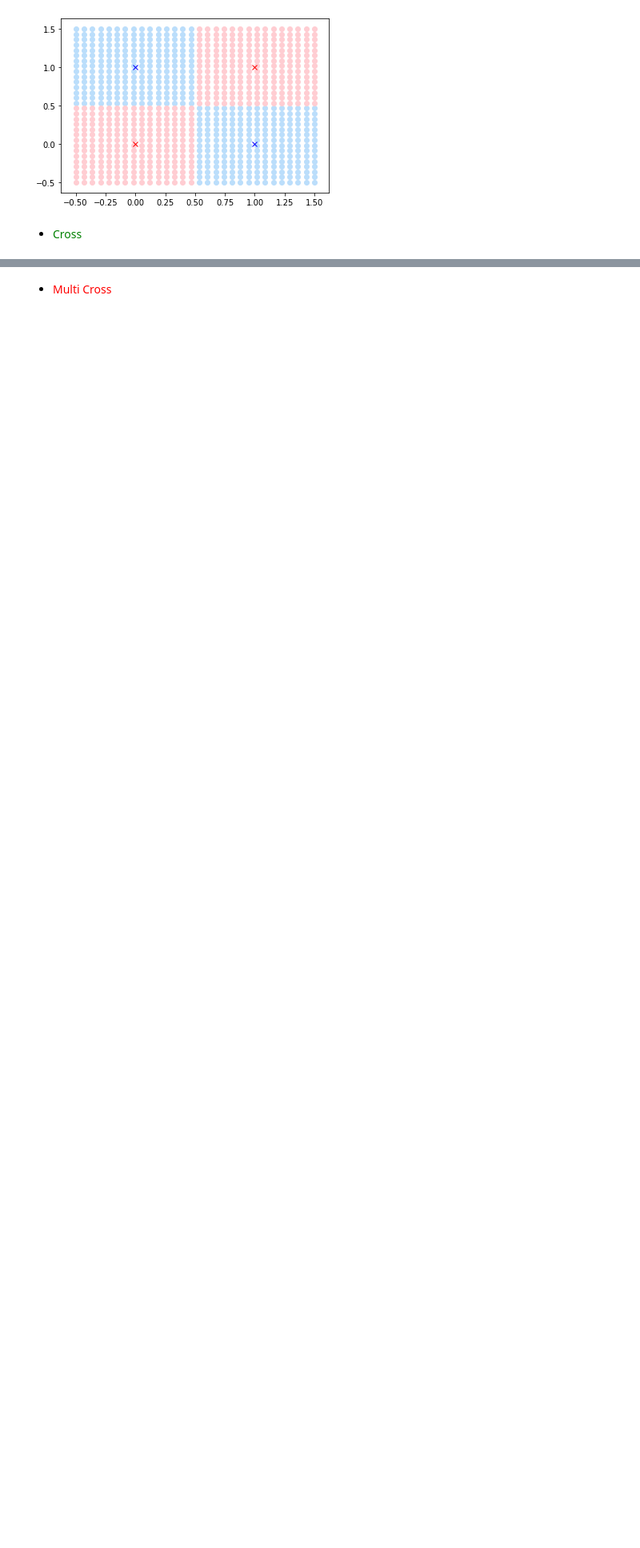
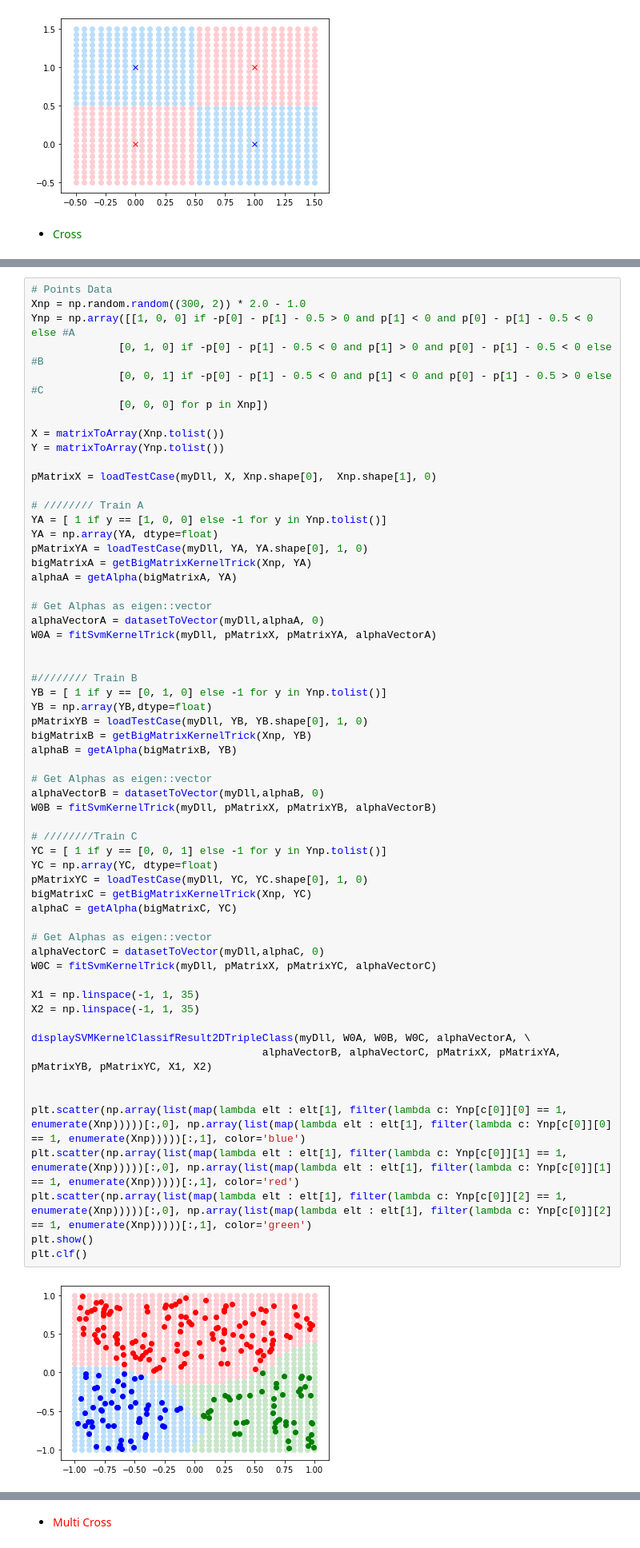
Before and after one commit to HadarakDev/ProjetAnnuel3IBD, a Jupyter notebook: projet/python/jupyter/testSvm.ipynb, the cells around one changed output, grey strips where cells are left out. Shown at 80% size. Saved outputs shown, nothing was run; the diff lists cells and outputs as text; blank space fills up the shorter version.

```diff
--- a/projet/python/jupyter/testSvm.ipynb
+++ b/projet/python/jupyter/testSvm.ipynb
@@ -324,0 +228,61 @@ plot_dataset(Xnp, Ynp)
+# %%
+# Points Data
+Xnp = np.random.random((300, 2)) * 2.0 - 1.0
+Ynp = np.array([[1, 0, 0] if -p[0] - p[1] - 0.5 > 0 and p[1] < 0 and p[0] - p[1] - 0.5 < 0 else #A
+              [0, 1, 0] if -p[0] - p[1] - 0.5 < 0 and p[1] > 0 and p[0] - p[1] - 0.5 < 0 else #B
+              [0, 0, 1] if -p[0] - p[1] - 0.5 < 0 and p[1] < 0 and p[0] - p[1] - 0.5 > 0 else #C
+              [0, 0, 0] for p in Xnp])
+
+X = matrixToArray(Xnp.tolist())
+Y = matrixToArray(Ynp.tolist())
+
+pMatrixX = loadTestCase(myDll, X, Xnp.shape[0],  Xnp.shape[1], 0)
+
+# //////// Train A
+YA = [ 1 if y == [1, 0, 0] else -1 for y in Ynp.tolist()]
+YA = np.array(YA, dtype=float)
+pMatrixYA = loadTestCase(myDll, YA, YA.shape[0], 1, 0)
+bigMatrixA = getBigMatrixKernelTrick(Xnp, YA)
+alphaA = getAlpha(bigMatrixA, YA)
+
+# Get Alphas as eigen::vector
+alphaVectorA = datasetToVector(myDll,alphaA, 0)
+W0A = fitSvmKernelTrick(myDll, pMatrixX, pMatrixYA, alphaVectorA)
+
+
+#//////// Train B
+YB = [ 1 if y == [0, 1, 0] else -1 for y in Ynp.tolist()]
+YB = np.array(YB,dtype=float)
+pMatrixYB = loadTestCase(myDll, YB, YB.shape[0], 1, 0)
+bigMatrixB = getBigMatrixKernelTrick(Xnp, YB)
+alphaB = getAlpha(bigMatrixB, YB)
+
+# Get Alphas as eigen::vector
+alphaVectorB = datasetToVector(myDll,alphaB, 0)
+W0B = fitSvmKernelTrick(myDll, pMatrixX, pMatrixYB, alphaVectorB)
+
+# ////////Train C
+YC = [ 1 if y == [0, 0, 1] else -1 for y in Ynp.tolist()]
+YC = np.array(YC, dtype=float)
+pMatrixYC = loadTestCase(myDll, YC, YC.shape[0], 1, 0)
+bigMatrixC = getBigMatrixKernelTrick(Xnp, YC)
+alphaC = getAlpha(bigMatrixC, YC)
+
+# Get Alphas as eigen::vector
+alphaVectorC = datasetToVector(myDll,alphaC, 0)
+W0C = fitSvmKernelTrick(myDll, pMatrixX, pMatrixYC, alphaVectorC)
+
+X1 = np.linspace(-1, 1, 35)
+X2 = np.linspace(-1, 1, 35)
+
+displaySVMKernelClassifResult2DTripleClass(myDll, W0A, W0B, W0C, alphaVectorA, \
+                                     alphaVectorB, alphaVectorC, pMatrixX, pMatrixYA, pMatrixYB, pMatrixYC, X1, X2)
+
+
+plt.scatter(np.array(list(map(lambda elt : elt[1], filter(lambda c: Ynp[c[0]][0] == 1, enumerate(Xnp)))))[:,0], np.array(list(map(lambda elt : elt[1], filter(lambda c: Ynp[c[0]][0] == 1, enumerate(Xnp)))))[:,1], color='blue')
+plt.scatter(np.array(list(map(lambda elt : elt[1], filter(lambda c: Ynp[c[0]][1] == 1, enumerate(Xnp)))))[:,0], np.array(list(map(lambda elt : elt[1], filter(lambda c: Ynp[c[0]][1] == 1, enumerate(Xnp)))))[:,1], color='red')
+plt.scatter(np.array(list(map(lambda elt : elt[1], filter(lambda c: Ynp[c[0]][2] == 1, enumerate(Xnp)))))[:,0], np.array(list(map(lambda elt : elt[1], filter(lambda c: Ynp[c[0]][2] == 1, enumerate(Xnp)))))[:,1], color='green')
+plt.show()
+plt.clf()
+# %% [output]
+[figure, added]
```
Also changed, not shown: parts of 11 cells of this notebook.
